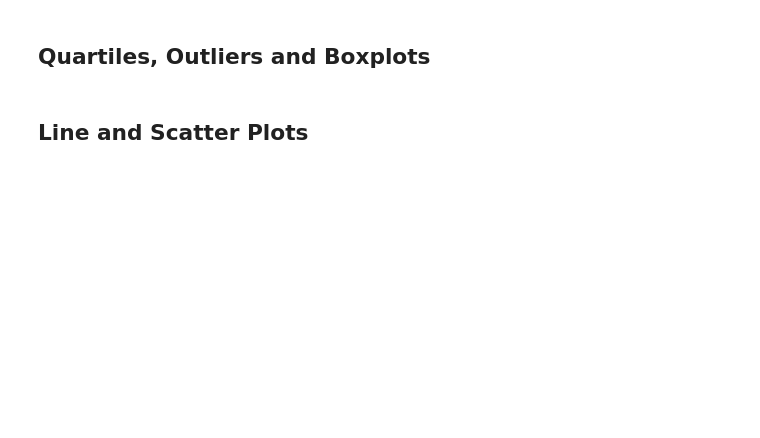
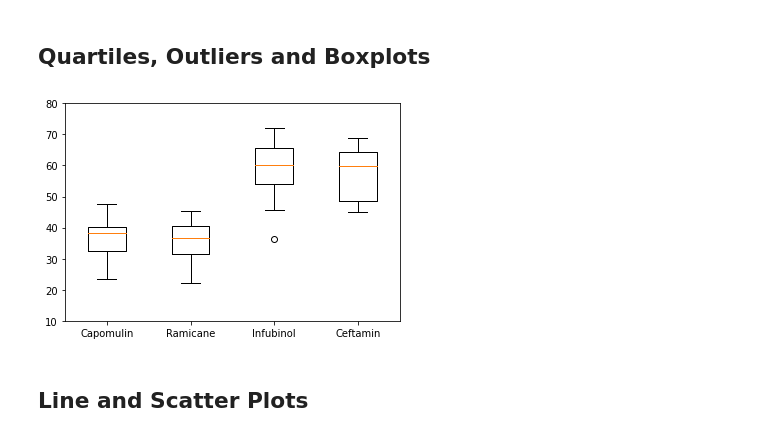
Before and after one commit to roz0716/matplotlib-challenge, a Jupyter notebook: Pymaceuticals/pymaceuticals_starter.ipynb, the cells around one changed output. Saved outputs shown, nothing was run; the diff lists cells and outputs as text; code cells hidden in the pictures; blank space fills up the shorter version.

```diff
--- a/Pymaceuticals/pymaceuticals_starter.ipynb
+++ b/Pymaceuticals/pymaceuticals_starter.ipynb
@@ -184,5 +179,25 @@ plt.axis("equal")
+# %%
+#Group data by Drug Regimen and Mouse ID
+best_regimens_sort = best_regimes_data.groupby(['Drug Regimen', 'Mouse ID']).last()['Tumor Volume (mm3)']
+
+# Turn retrieved data into dataframe
+best_regimen_df = best_regimens_sort.to_frame()
+
+#Create a list to use as labels
+top_4 = ['Capomulin', 'Ramicane', 'Infubinol','Ceftamin']
 # %%
 # Generate a box plot of the final tumor volume of each mouse across four regimens of interest
+
+final_df = best_regimen_df.reset_index()
+tumor_lists = final_df.groupby('Drug Regimen')['Tumor Volume (mm3)'].apply(list)
+tumor_list_df = pd.DataFrame(tumor_lists)
+tumor_list_df = tumor_list_df.reindex(top_4)
+tumor_vols = [vol for vol in tumor_list_df['Tumor Volume (mm3)']]
+plt.boxplot(tumor_vols, labels=top_4)
+plt.ylim(10, 80)
+plt.show()
+# %% [output]
+[figure, added]
 # %% [markdown]
 ## Line and Scatter Plots
 # %%
```
Also changed, not shown: parts of 11 cells of this notebook, 1 other file.
